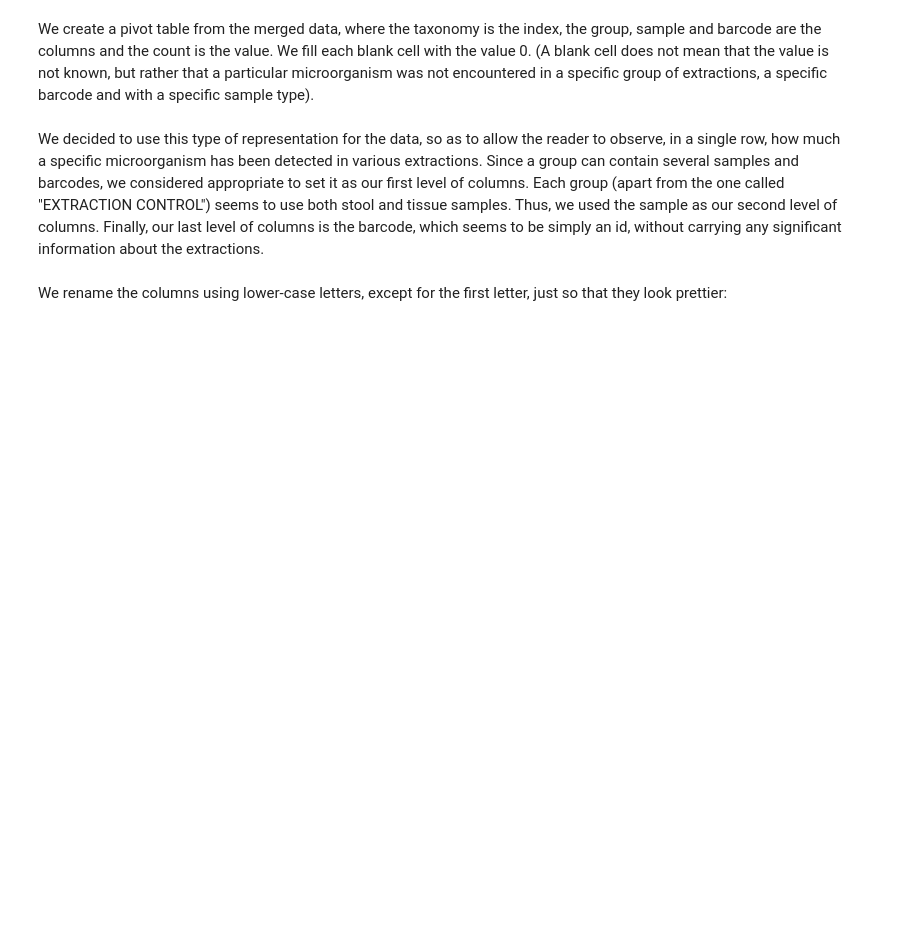
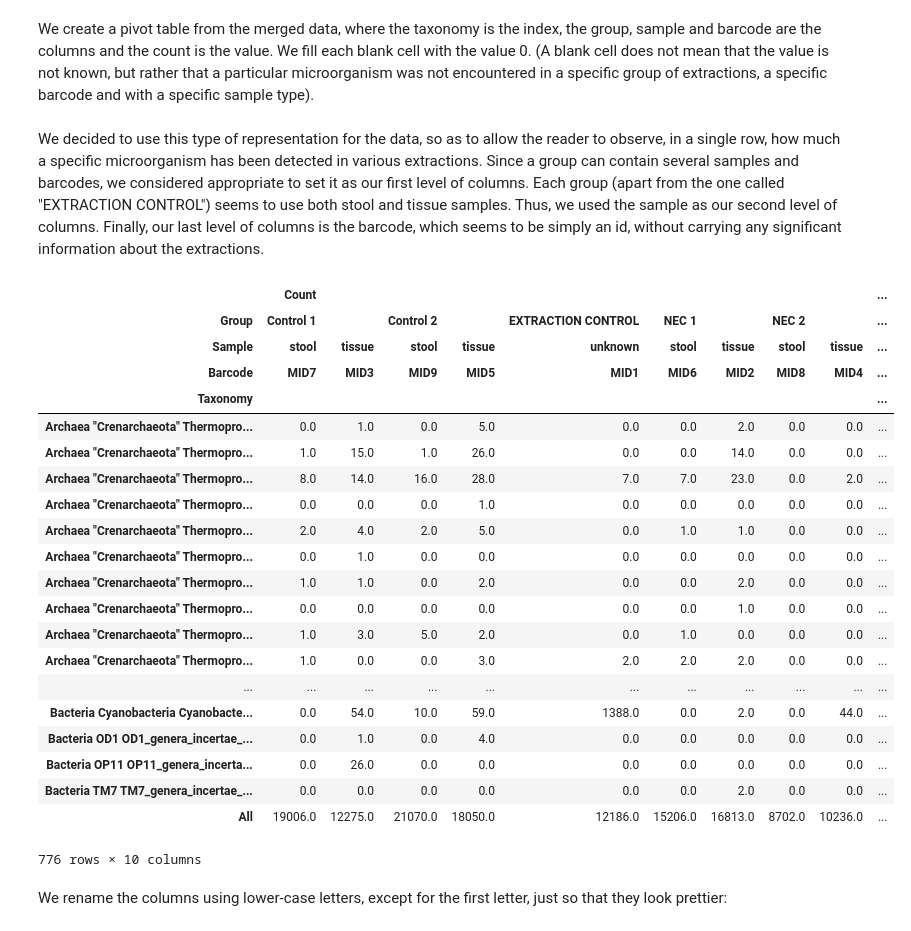
Before and after one commit to sagap/ADAExercises2017, a Jupyter notebook: 01 - Pandas and Data Wrangling/Homework-1-Final.ipynb, the cells around one changed output. Cells and saved outputs as stored; diff of their text form; code cells hidden in the pictures; blank space fills up the shorter version.

```diff
--- a/01 - Pandas and Data Wrangling/Homework-1-Final.ipynb
+++ b/01 - Pandas and Data Wrangling/Homework-1-Final.ipynb
@@ -611,7 +765,30 @@ We decided to use this type of representation for the data, so as to allow the r
 # %%
 final = merged.pivot_table(index=['Taxonomy'], columns=['Group', 'Sample', 'Barcode'], fill_value = 0,
                            aggfunc=np.sum, margins=True)
-final.head()
+final
+# %% [output]
+|  | Count |  |  |  |  |  |  |  |  | ... |
+| Group | Control 1 |  | Control 2 |  | EXTRACTION CONTROL | NEC 1 |  | NEC 2 |  | ... |
+| Sample | stool | tissue | stool | tissue | unknown | stool | tissue | stool | tissue | ... |
+| Barcode | MID7 | MID3 | MID9 | MID5 | MID1 | MID6 | MID2 | MID8 | MID4 | ... |
+| Taxonomy |  |  |  |  |  |  |  |  |  | ... |
+| Archaea "Crenarchaeota" Thermopro... | 0.0 | 1.0 | 0.0 | 5.0 | 0.0 | 0.0 | 2.0 | 0.0 | 0.0 | ... |
+| Archaea "Crenarchaeota" Thermopro... | 1.0 | 15.0 | 1.0 | 26.0 | 0.0 | 0.0 | 14.0 | 0.0 | 0.0 | ... |
+| Archaea "Crenarchaeota" Thermopro... | 8.0 | 14.0 | 16.0 | 28.0 | 7.0 | 7.0 | 23.0 | 0.0 | 2.0 | ... |
+| Archaea "Crenarchaeota" Thermopro... | 0.0 | 0.0 | 0.0 | 1.0 | 0.0 | 0.0 | 0.0 | 0.0 | 0.0 | ... |
+| Archaea "Crenarchaeota" Thermopro... | 2.0 | 4.0 | 2.0 | 5.0 | 0.0 | 1.0 | 1.0 | 0.0 | 0.0 | ... |
+| Archaea "Crenarchaeota" Thermopro... | 0.0 | 1.0 | 0.0 | 0.0 | 0.0 | 0.0 | 0.0 | 0.0 | 0.0 | ... |
+| Archaea "Crenarchaeota" Thermopro... | 1.0 | 1.0 | 0.0 | 2.0 | 0.0 | 0.0 | 2.0 | 0.0 | 0.0 | ... |
+| Archaea "Crenarchaeota" Thermopro... | 0.0 | 0.0 | 0.0 | 0.0 | 0.0 | 0.0 | 1.0 | 0.0 | 0.0 | ... |
+| Archaea "Crenarchaeota" Thermopro... | 1.0 | 3.0 | 5.0 | 2.0 | 0.0 | 1.0 | 0.0 | 0.0 | 0.0 | ... |
+| Archaea "Crenarchaeota" Thermopro... | 1.0 | 0.0 | 0.0 | 3.0 | 2.0 | 2.0 | 2.0 | 0.0 | 0.0 | ... |
+| ... | ... | ... | ... | ... | ... | ... | ... | ... | ... | ... |
+| Bacteria Cyanobacteria Cyanobacte... | 0.0 | 54.0 | 10.0 | 59.0 | 1388.0 | 0.0 | 2.0 | 0.0 | 44.0 | ... |
+| Bacteria OD1 OD1_genera_incertae_... | 0.0 | 1.0 | 0.0 | 4.0 | 0.0 | 0.0 | 0.0 | 0.0 | 0.0 | ... |
+| Bacteria OP11 OP11_genera_incerta... | 0.0 | 26.0 | 0.0 | 0.0 | 0.0 | 0.0 | 0.0 | 0.0 | 0.0 | ... |
+| Bacteria TM7 TM7_genera_incertae_... | 0.0 | 0.0 | 0.0 | 0.0 | 0.0 | 0.0 | 2.0 | 0.0 | 0.0 | ... |
+| All | 19006.0 | 12275.0 | 21070.0 | 18050.0 | 12186.0 | 15206.0 | 16813.0 | 8702.0 | 10236.0 | ... |
+776 rows × 10 columns
 # %% [markdown]
 We rename the columns using lower-case letters, except for the first letter, just so that they look prettier:
 # %% [markdown]
```
Also changed, not shown: parts of 59 cells of this notebook.
